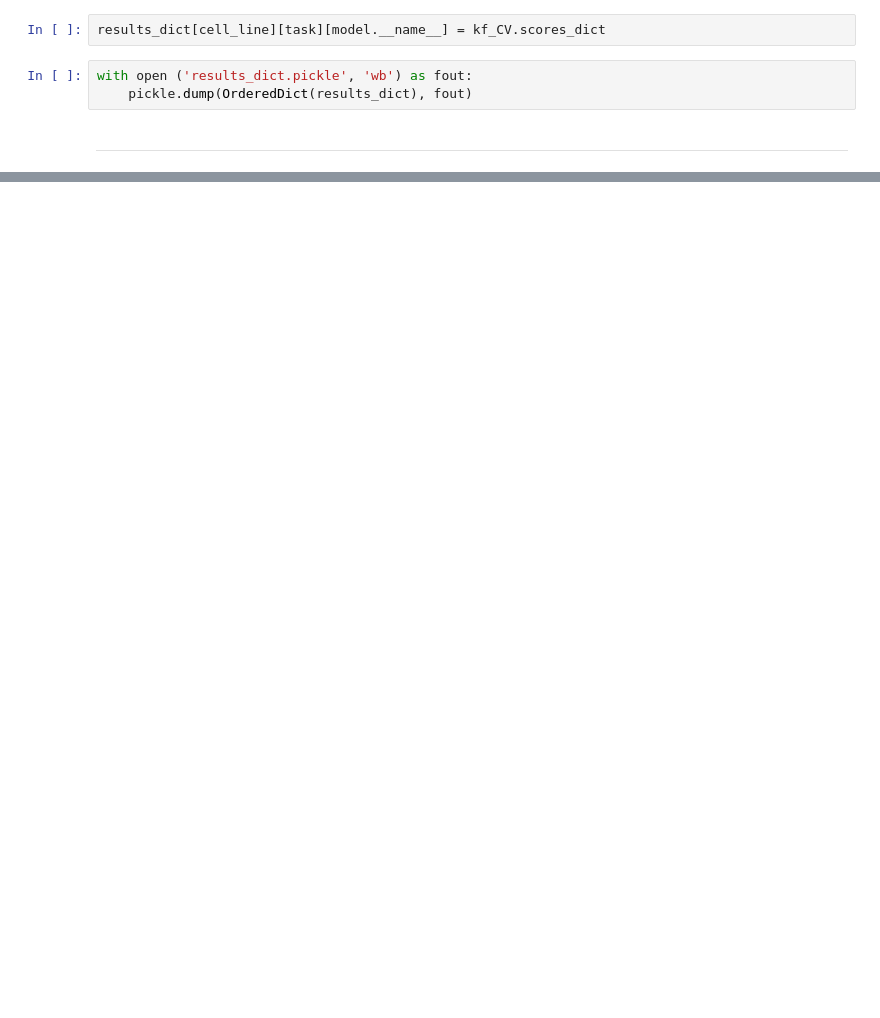
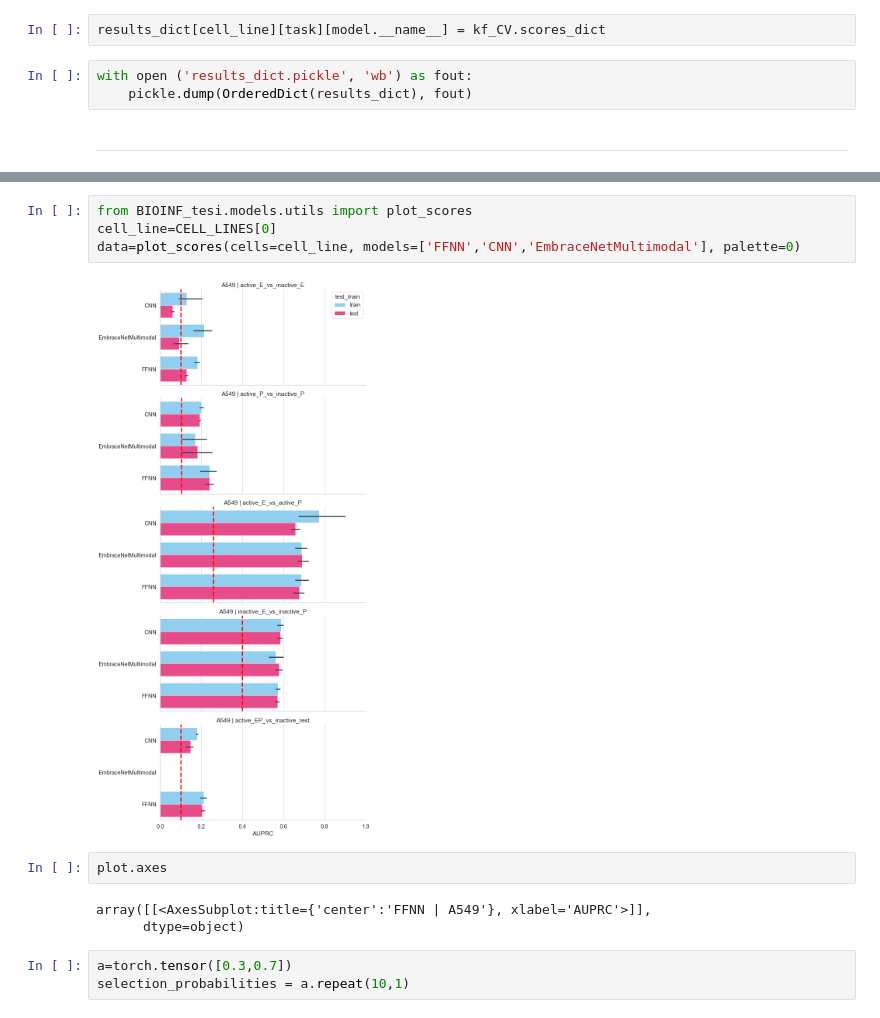
Before and after one commit to nikiiny/Prediction-of-Active-and-Inactive-Regulatory-Regions-with-Embracenet-Multimodal-Neural-Network-, a Jupyter notebook: 02_Thesis_BIOINF_GM12878.ipynb, the cells around one changed output, grey strips where cells are left out. Cells and saved outputs as stored; diff of their text form; blank space fills up the shorter version.

```diff
--- a/02_Thesis_BIOINF_GM12878.ipynb
+++ b/02_Thesis_BIOINF_GM12878.ipynb
@@ -373,0 +896,14 @@ plot_scores(cells=cell_line, models=['FFNN','CNN'])
+# %%
+from BIOINF_tesi.models.utils import plot_scores
+cell_line=CELL_LINES[0]
+data=plot_scores(cells=cell_line, models=['FFNN','CNN','EmbraceNetMultimodal'], palette=0)
+# %% [output]
+[figure, added]
+# %%
+plot.axes
+# %% [output]
+array([[<AxesSubplot:title={'center':'FFNN | A549'}, xlabel='AUPRC'>]],
+      dtype=object)
+# %%
+a=torch.tensor([0.3,0.7])
+selection_probabilities = a.repeat(10,1)
```
Also changed, not shown: parts of 35 cells of this notebook, 17 other files.
